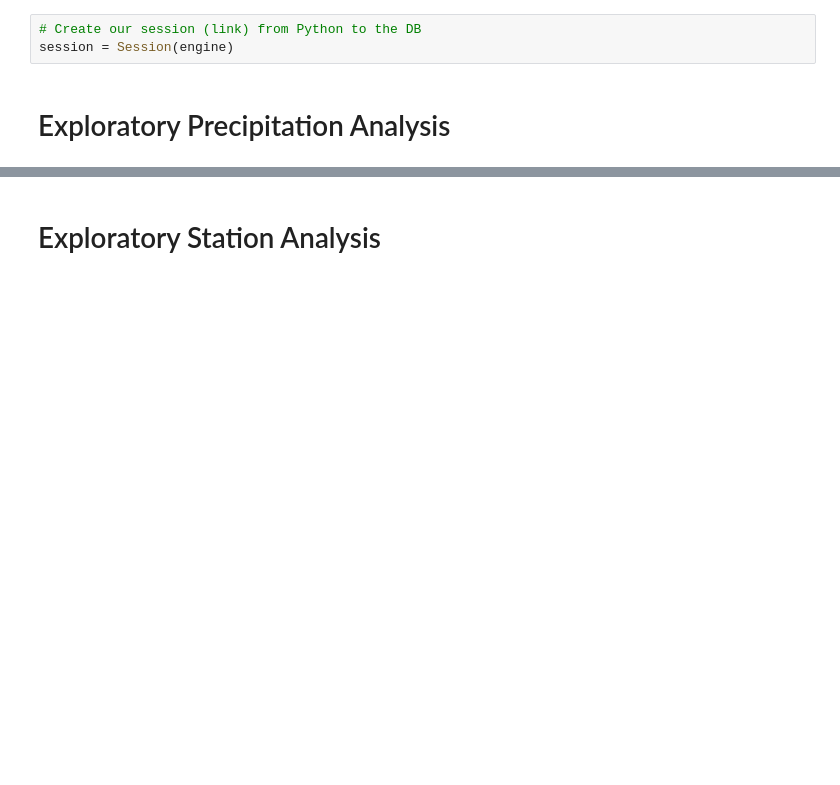
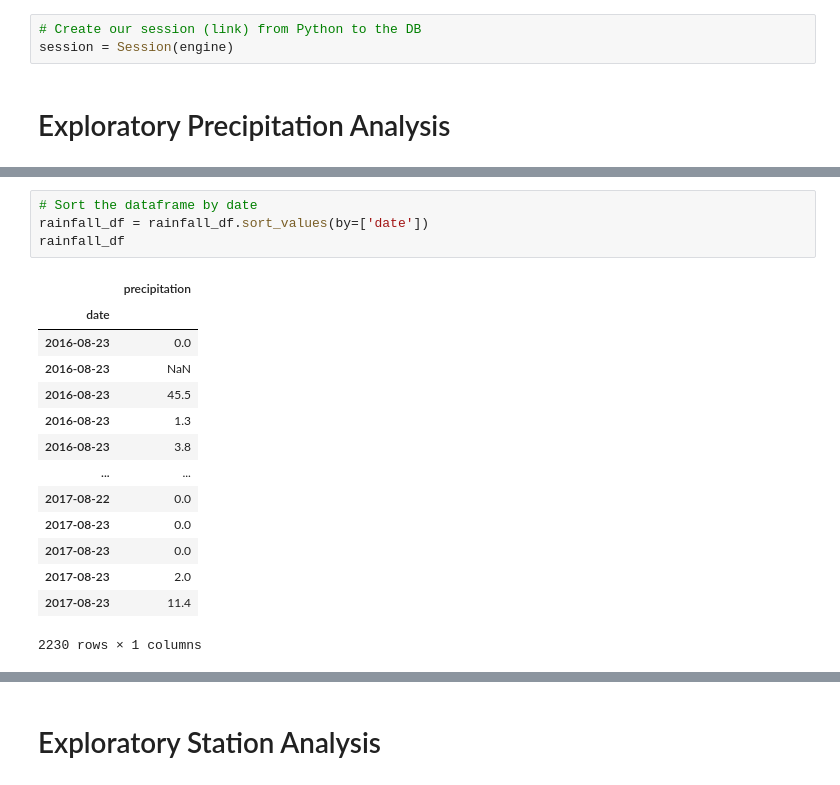
Before and after one commit to TroyFoote/SQL_Alchemy_Climate_Analysis, a Jupyter notebook: SurfsUp/climate_starter-checkpoint.ipynb, the cells around one changed output, grey strips where cells are left out. Drawn from its saved outputs; the diff is of its cells as text; blank space fills up the shorter version.

```diff
--- a/SurfsUp/climate_starter-checkpoint.ipynb
+++ b/SurfsUp/climate_starter-checkpoint.ipynb
@@ -88,2 +80,21 @@ query_date = dt.date(2017, 8 , 23) - dt.timedelta(days=364)
+# %%
+# Sort the dataframe by date
+rainfall_df = rainfall_df.sort_values(by=['date'])
+rainfall_df
+# %% [output]
+|  | precipitation |
+| date |  |
+| 2016-08-23 | 0.0 |
+| 2016-08-23 | NaN |
+| 2016-08-23 | 45.5 |
+| 2016-08-23 | 1.3 |
+| 2016-08-23 | 3.8 |
+| ... | ... |
+| 2017-08-22 | 0.0 |
+| 2017-08-23 | 0.0 |
+| 2017-08-23 | 0.0 |
+| 2017-08-23 | 2.0 |
+| 2017-08-23 | 11.4 |
+2230 rows × 1 columns
 # %%
 # Use Pandas to calcualte the summary statistics for the precipitation data
```
Also changed, not shown: parts of 8 cells of this notebook, 2 other files.
